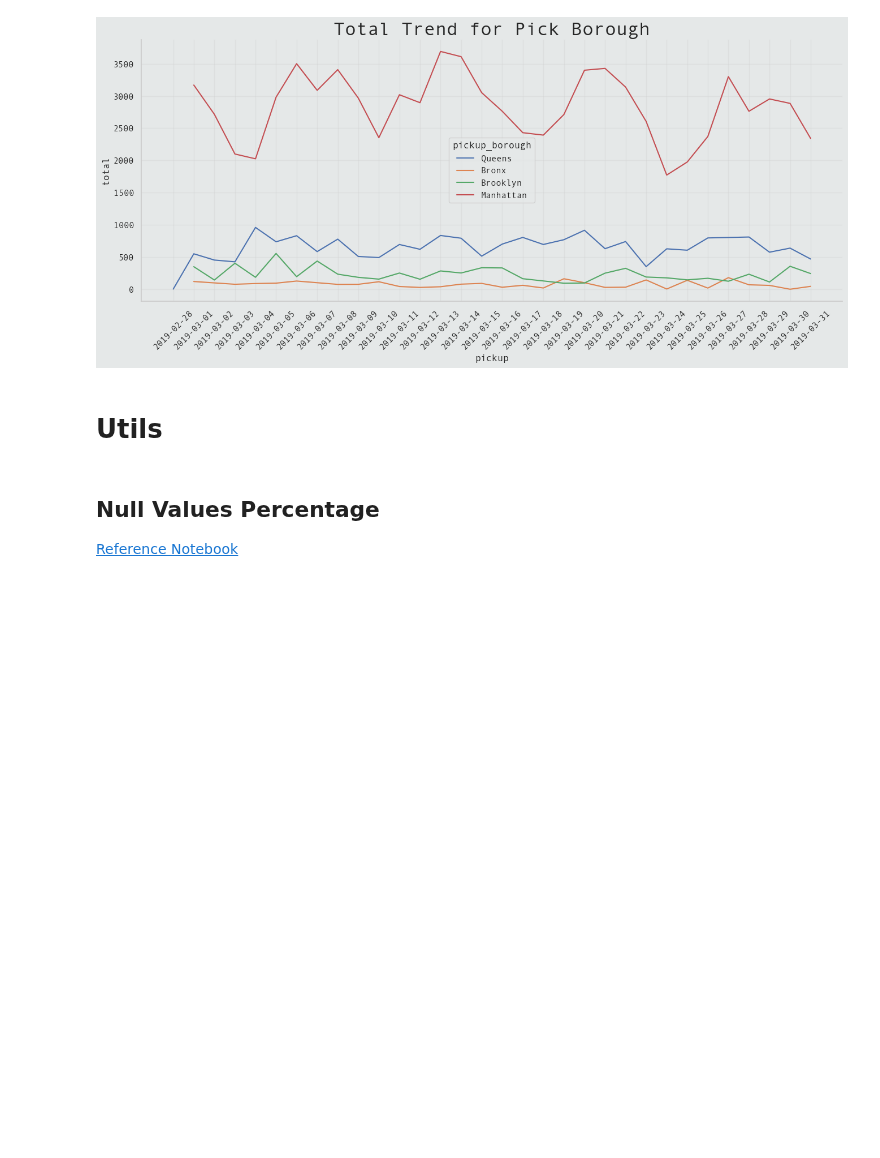
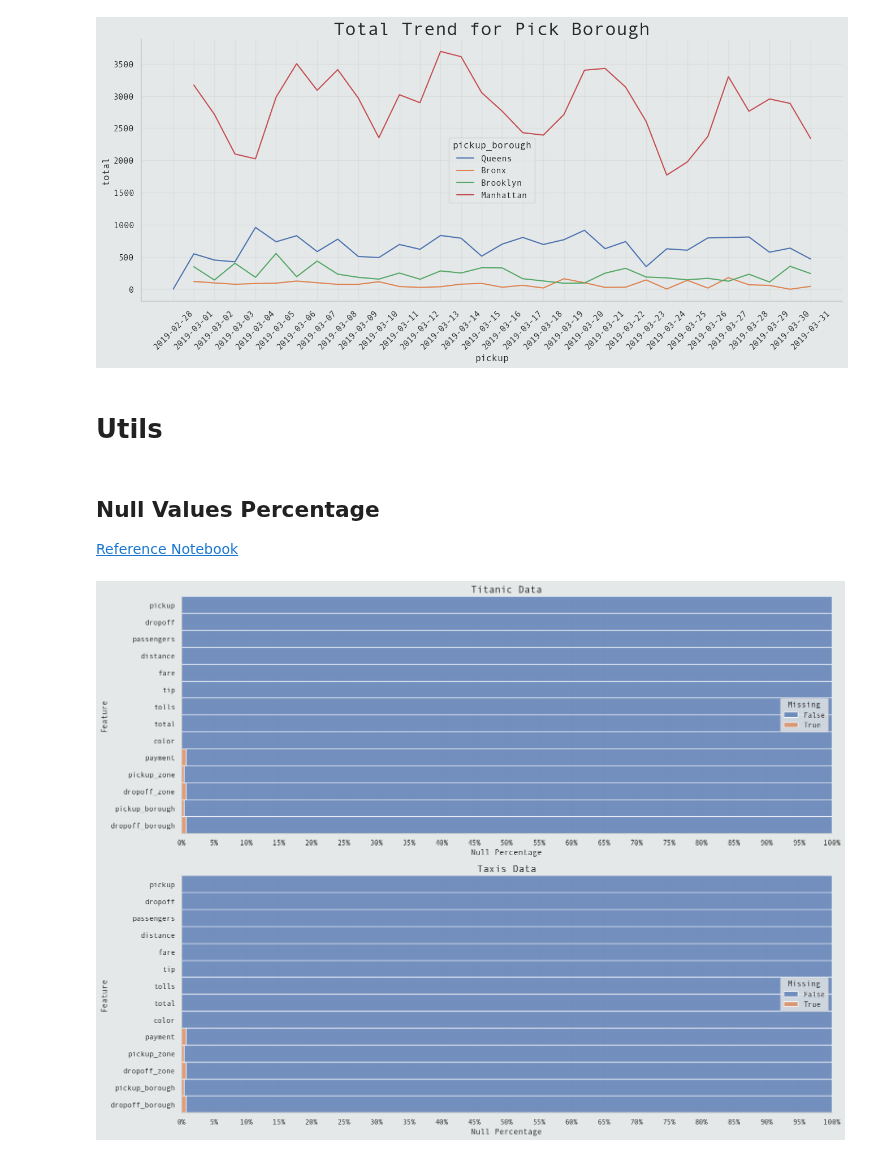
Before and after one commit to Volscente/cheat_sheets, a Jupyter notebook: notebooks/seaborn.ipynb, the cells around one changed output. Saved outputs shown, nothing was run; the diff lists cells and outputs as text; code cells hidden in the pictures; blank space fills up the shorter version.

Commit message:
Seaborn - Null Values Plot

```diff
--- a/notebooks/seaborn.ipynb
+++ b/notebooks/seaborn.ipynb
@@ -118,20 +119,34 @@ plt.show()
 # %%
 # Define data to display
 data_to_display = {
     'Titanic Data': data,
     'Taxis Data': time_data
 }
 
 # Create figure
-figure = plt.figure(tight_layout=True, figsize=(20, 9))
+figure = plt.figure(tight_layout=True, figsize=(16, 12))
 
 # Define figure's subplots
 grid_spec = GridSpec(len(data_to_display), 1)
 
 # Fetch data to plot
-for row, (name, data) in enumerate(data_to_display):
+for row, (name, data) in enumerate(data_to_display.items()):
 
     # Create subplot
     ax = figure.add_subplot(grid_spec[row, 0])
 
-    sns.histplot(data=data.isna().metl(value_name))
+    sns.histplot(data=data.isna().melt(var_name='Feature', value_name='Missing'),
+                 y='Feature',
+                 hue='Missing',
+                 multiple='fill',
+                 ax=ax)
+
+    # Refactor x label as missing percentage
+    ax.xaxis.set_major_locator(ticker.LinearLocator(21))
+    ax.xaxis.set_major_formatter('{:.0%}'.format)
+
+    # Set title and label
+    ax.set_title(name, fontsize=15)
+    ax.set_xlabel('Null Percentage');
+# %% [output]
+[figure, added]
```
Also changed, not shown: parts of 1 cell of this notebook.
